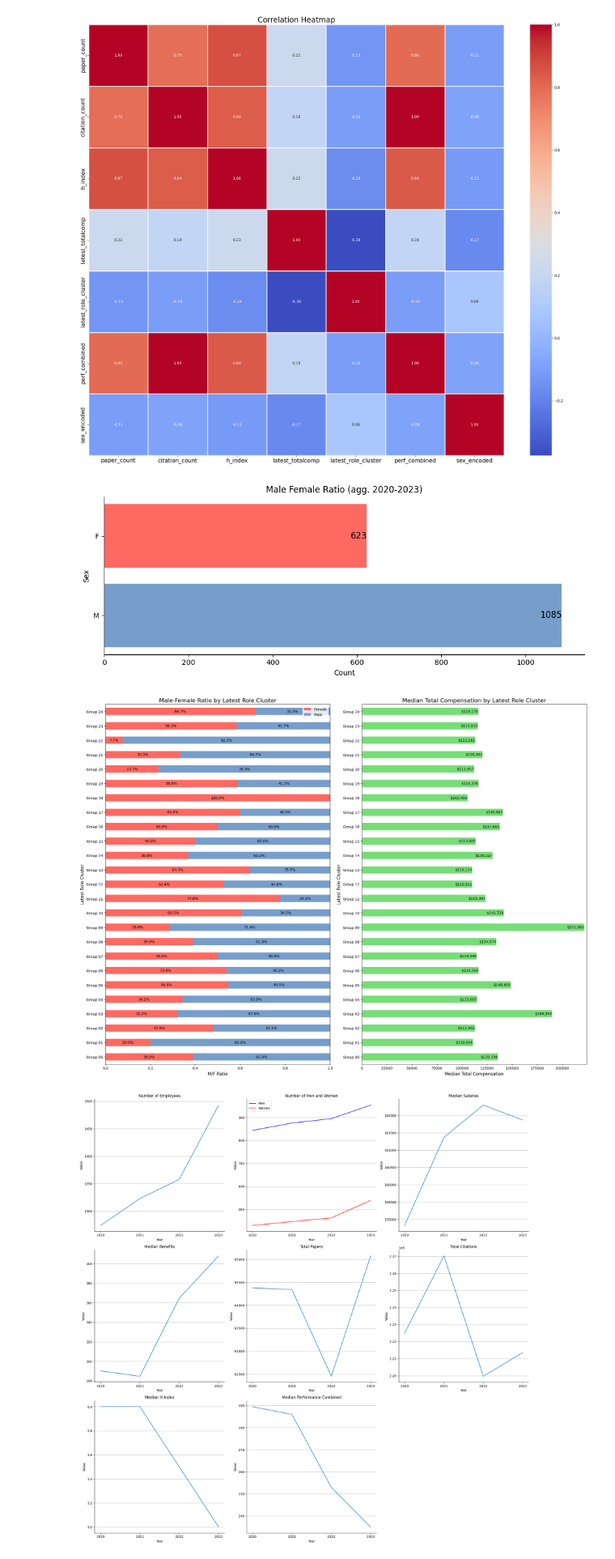
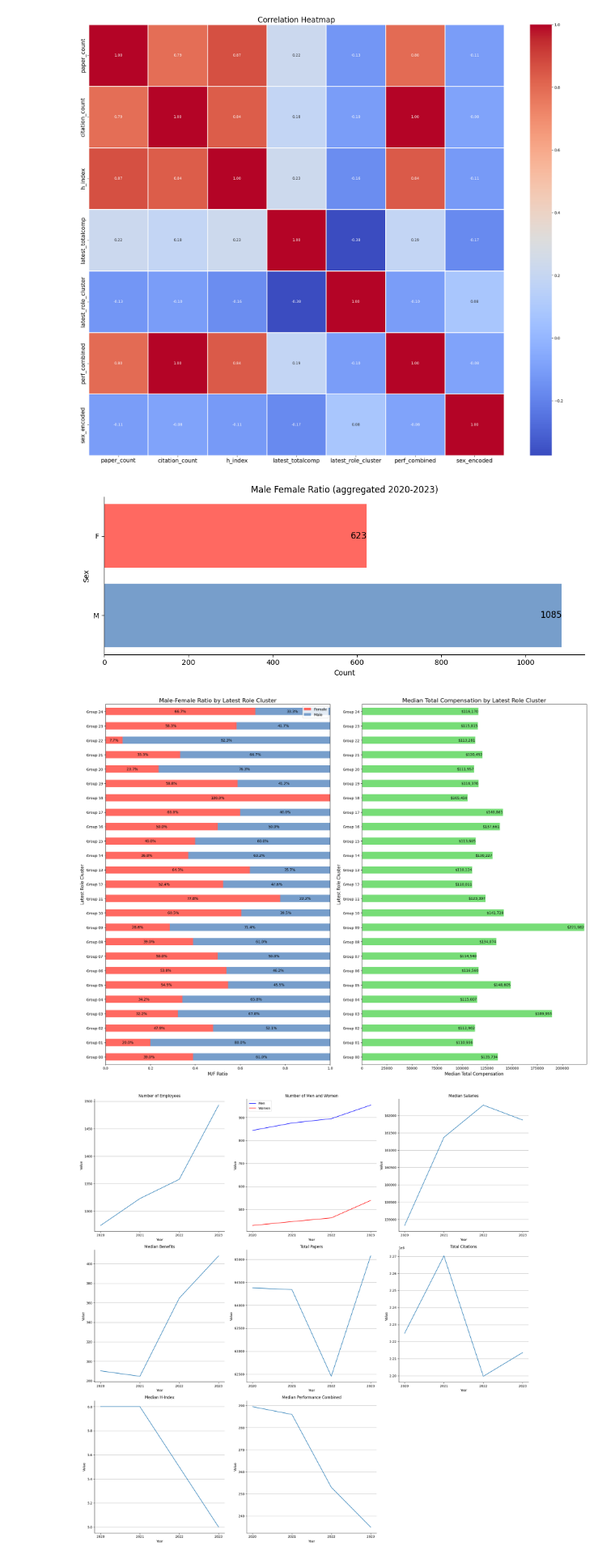
Before and after one commit to sueszli/uwaterloos-sunshines, a Jupyter notebook: src/plots.ipynb, the cells around one changed output. Shown at 81% size. Saved outputs shown, nothing was run; the diff lists cells and outputs as text; code cells hidden in the pictures.

```diff
--- a/src/plots.ipynb
+++ b/src/plots.ipynb
@@ -229,7 +229,7 @@ bars = ax.barh(sex_counts.index, sex_counts.values, color=colors)
 
 ax.set_xlabel("Count")
 ax.set_ylabel("Sex")
-ax.set_title("Male Female Ratio (agg. 2020-2023)")
+ax.set_title("Male Female Ratio (aggregated 2020-2023)")
 
 for bar in bars:
     width = bar.get_width()
@@ -270,34 +270,34 @@ for i, row in enumerate(gender_ratio.itertuples()):
     female_pct = row.F if not np.isnan(row.F) else 0
     male_pct = row.M if not np.isnan(row.M) else 0
     if female_pct > 0:
         ax1.text(female_pct / 2, i, f"{female_pct:.1%}", va="center", ha="center", color="black")
     if male_pct > 0:
         ax1.text(female_pct + male_pct / 2, i, f"{male_pct:.1%}", va="center", ha="center", color="black")
 
 # ---------- plot1
 
 plot_df = df[df["latest_totalcomp"].notna() & df["latest_role_cluster"].notna()]
 med_comp = plot_df.groupby("latest_role_cluster")["latest_totalcomp"].median()
 # med_comp = med_comp.sort_values(ascending=False)
 
 med_comp.plot(kind="barh", color="#77DD77", ax=ax2)
 
 ax2.set_title("Median Total Compensation by Latest Role Cluster", fontsize=16)
 ax2.set_xlabel("Median Total Compensation", fontsize=12)
 ax2.set_ylabel("Latest Role Cluster", fontsize=12)
 ax2.set_xlim(0, med_comp.max() * 1.01)
 
 yticks = [f"Group {int(i):02d}" for i in med_comp.index]
 ax2.set_yticks(range(len(yticks)))
 ax2.set_yticklabels(yticks)
 
 for i, value in enumerate(med_comp):
     ax2.text(value, i, f"${value:,.0f}", va="center", ha="right", color="black")
 
 plt.tight_layout()
 plt.show()
 # %% [output]
-[figure, old version]
+[figure, new version]
 [figure]
 # %%
 #
```
Also changed, not shown: 6 other files.
